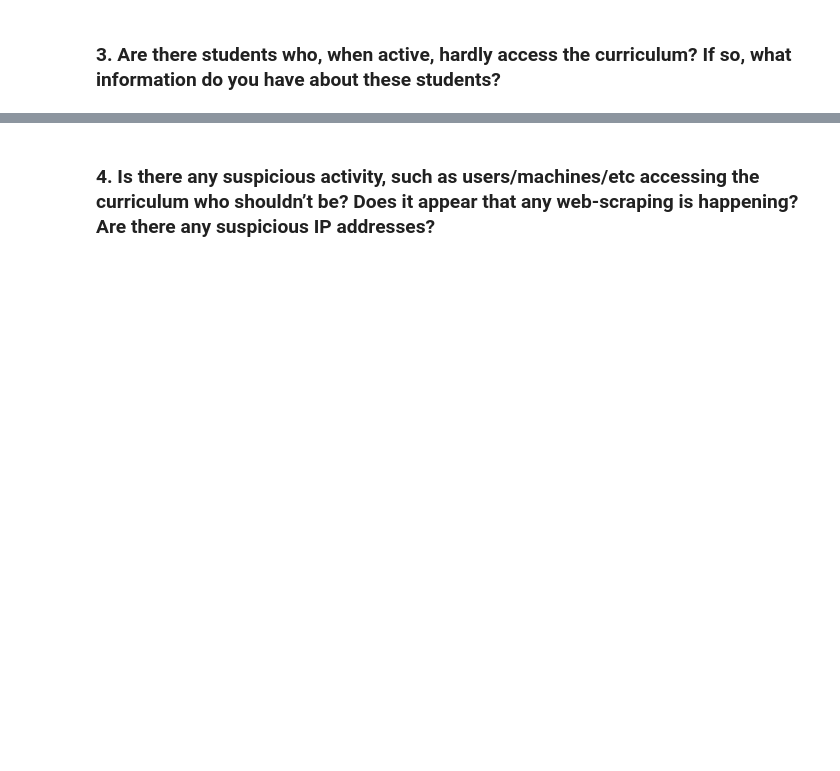
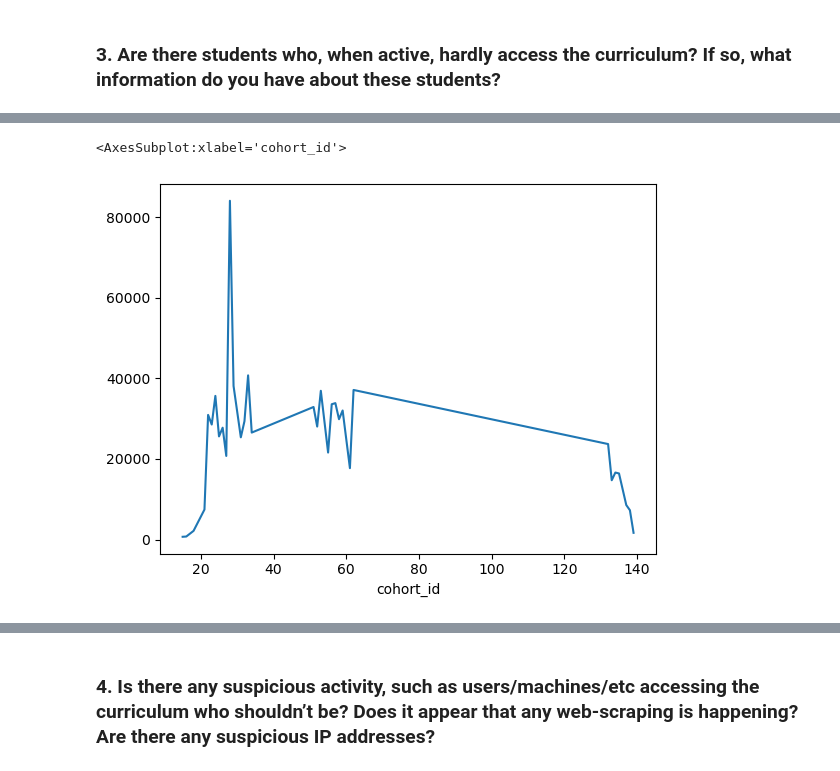
Before and after one commit to anomaly-project/anomaly_project, a Jupyter notebook: nick_working_notebook.ipynb, the cells around one changed output, grey strips where cells are left out. Cells and saved outputs as stored; diff of their text form; code cells hidden in the pictures; blank space fills up the shorter version.

```diff
--- a/nick_working_notebook.ipynb
+++ b/nick_working_notebook.ipynb
@@ -191,0 +218,5 @@ def clean_logs(df):
+# %%
+df.groupby('cohort_id').path.count().plot()
+# %% [output]
+<AxesSubplot:xlabel='cohort_id'>
+[figure, added]
```
Also changed, not shown: parts of 61 cells of this notebook.
